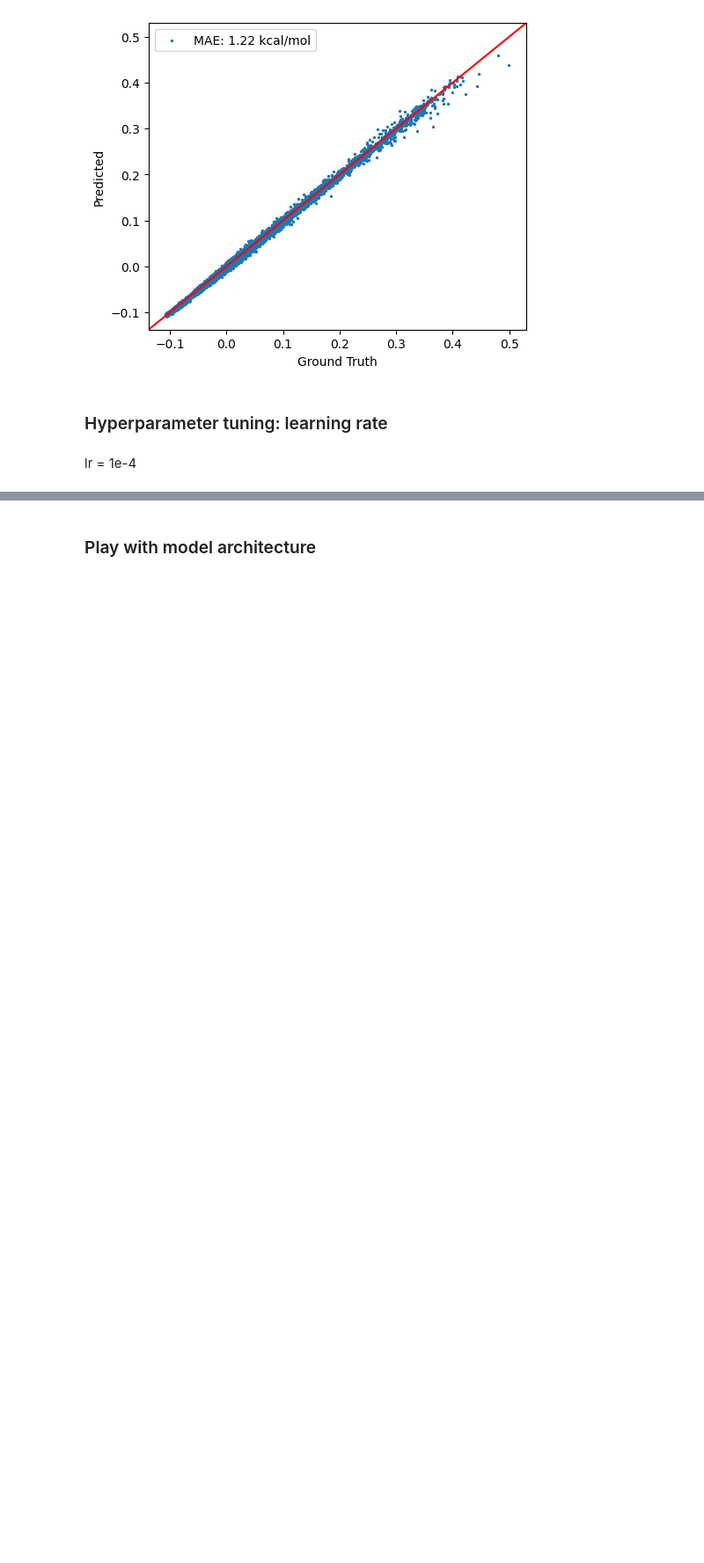
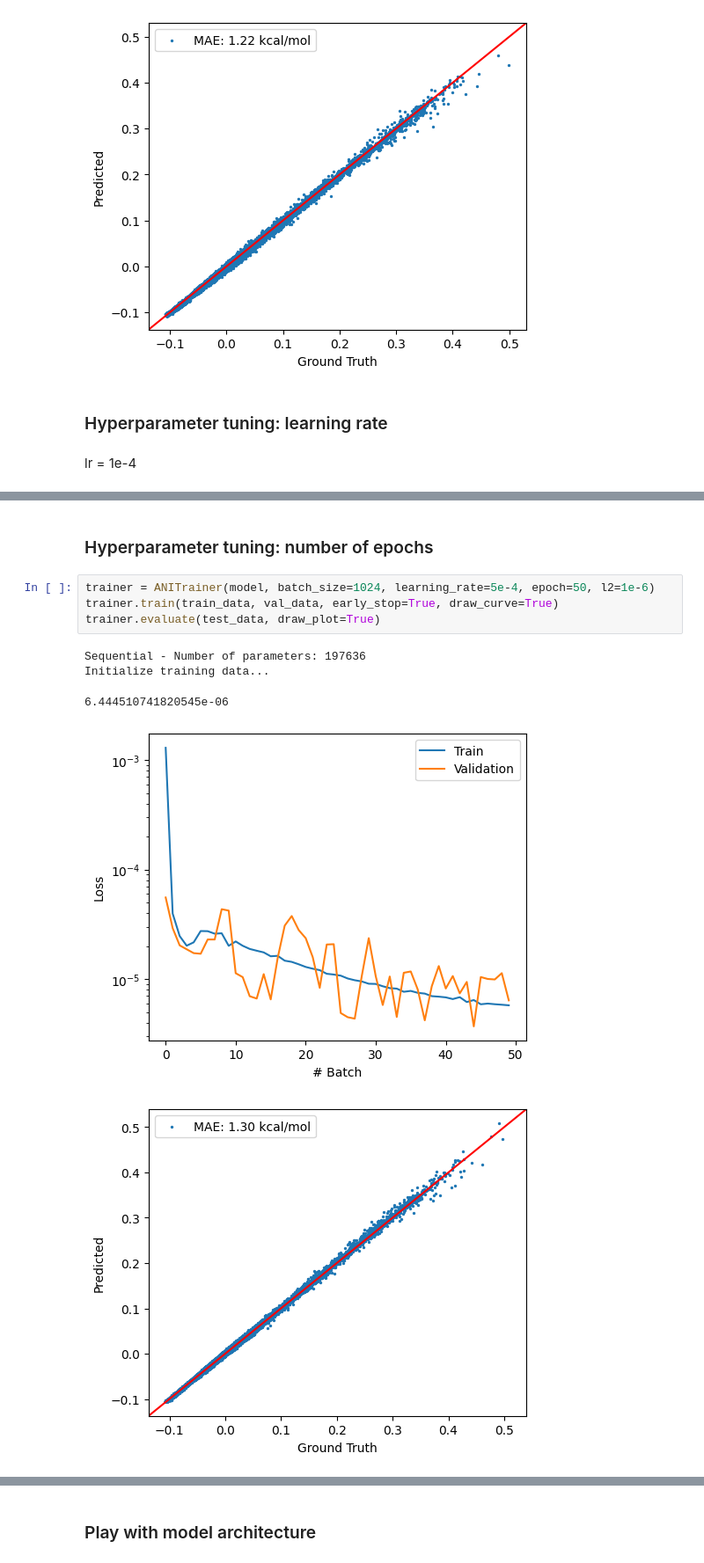
Before and after one commit to ambrrrrr/bioengc142finalproj, a Jupyter notebook: finalprojfile.ipynb, the cells around one changed output, grey strips where cells are left out. Shown at 88% size. Drawn from its saved outputs; the diff is of its cells as text; blank space fills up the shorter version.

```diff
--- a/finalprojfile.ipynb
+++ b/finalprojfile.ipynb
@@ -328,0 +361,12 @@ Initialize training data...
+# %% [markdown]
+### Hyperparameter tuning: number of epochs
+# %%
+trainer = ANITrainer(model, batch_size=1024, learning_rate=5e-4, epoch=50, l2=1e-6)
+trainer.train(train_data, val_data, early_stop=True, draw_curve=True)
+trainer.evaluate(test_data, draw_plot=True)
+# %% [output]
+Sequential - Number of parameters: 197636
+Initialize training data...
+6.444510741820545e-06
+[figure, added]
+[figure, added]
```
Also changed, not shown: parts of 32 cells of this notebook.
